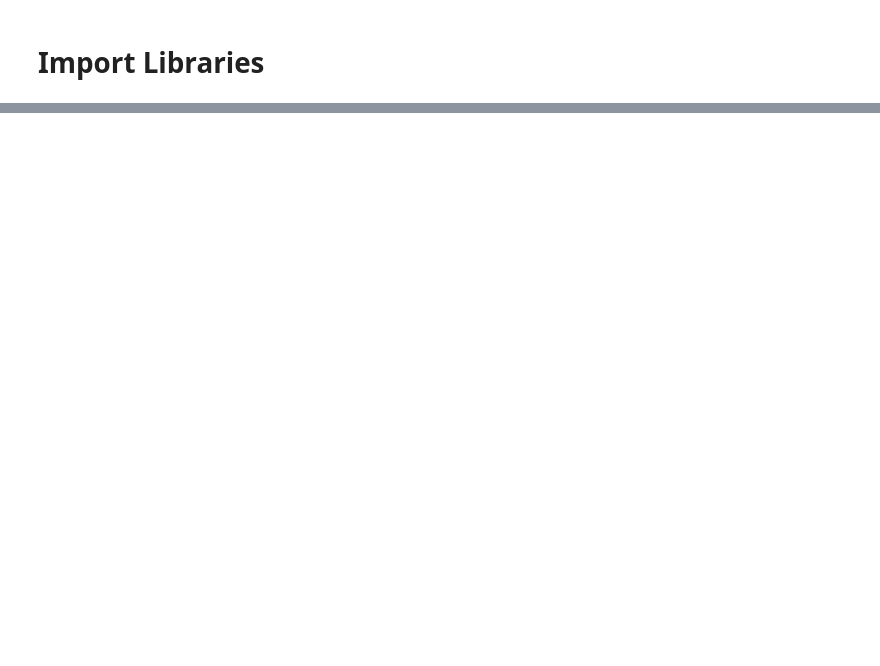
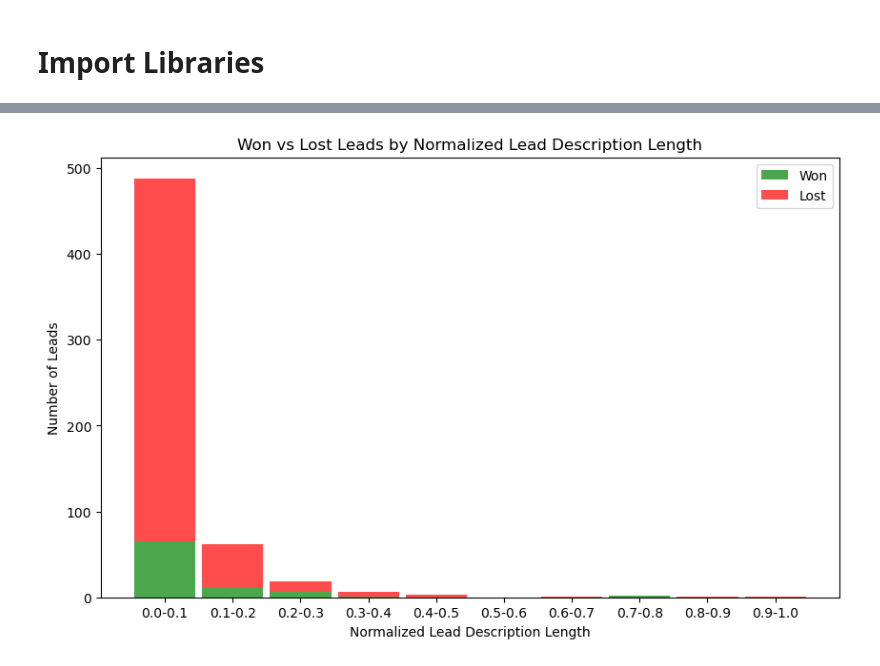
Before and after one commit to mrcomans/Yala_Lead_qualification, a Jupyter notebook: 2_feature_transformations_yala.ipynb, the cells around one changed output, grey strips where cells are left out. Saved outputs shown, nothing was run; the diff lists cells and outputs as text; code cells hidden in the pictures; blank space fills up the shorter version.

```diff
--- a/2_feature_transformations_yala.ipynb
+++ b/2_feature_transformations_yala.ipynb
@@ -350,0 +519,37 @@ print(snippet.to_json(orient='records', lines=True))
+# %%
+# Define the bin edges
+bins = np.arange(0, 1.1, 0.1)  # Creates an array from 0 to 1 with a step of 0.1
+# Filter the DataFrame for 'Won' and 'Lost' leads
+won_leads = leads_df_snowflake[leads_df_snowflake['O_OPPORTUNITYSTATE'] == 1]
+lost_leads = leads_df_snowflake[leads_df_snowflake['O_OPPORTUNITYSTATE'] == 0]
+
+won_leads = won_leads.to_pandas()
+lost_leads = lost_leads.to_pandas()
+
+# Calculate the histogram data for won and lost leads
+hist_won, _ = np.histogram(won_leads['LEN_LEADDESC_NORM'], bins=bins)
+hist_lost, _ = np.histogram(lost_leads['LEN_LEADDESC_NORM'], bins=bins)
+
+# Create an array for the positions of the bars on the x-axis
+x_pos = (bins[:-1] + bins[1:]) / 2  # Midpoint of each bin
+
+# Plotting the histogram
+plt.figure(figsize=(10, 6))
+
+# Plot the 'Won' category
+plt.bar(x_pos, hist_won, width=0.09, align='center', alpha=0.7, color='green', label='Won')
+
+# Plot the 'Lost' category on top of 'Won'
+plt.bar(x_pos, hist_lost, width=0.09, bottom=hist_won, align='center', alpha=0.7, color='red', label='Lost')
+
+# Add labels, title, and legend
+plt.xlabel('Normalized Lead Description Length')
+plt.ylabel('Number of Leads')
+plt.title('Won vs Lost Leads by Normalized Lead Description Length')
+plt.xticks(x_pos, labels=[f"{round(b, 1)}-{round(b+0.1, 1)}" for b in bins[:-1]])
+plt.legend()
+
+# Show the plot
+plt.show()
+# %% [output]
+[figure, added]
```
Also changed, not shown: parts of 70 cells of this notebook, 2 other files.
